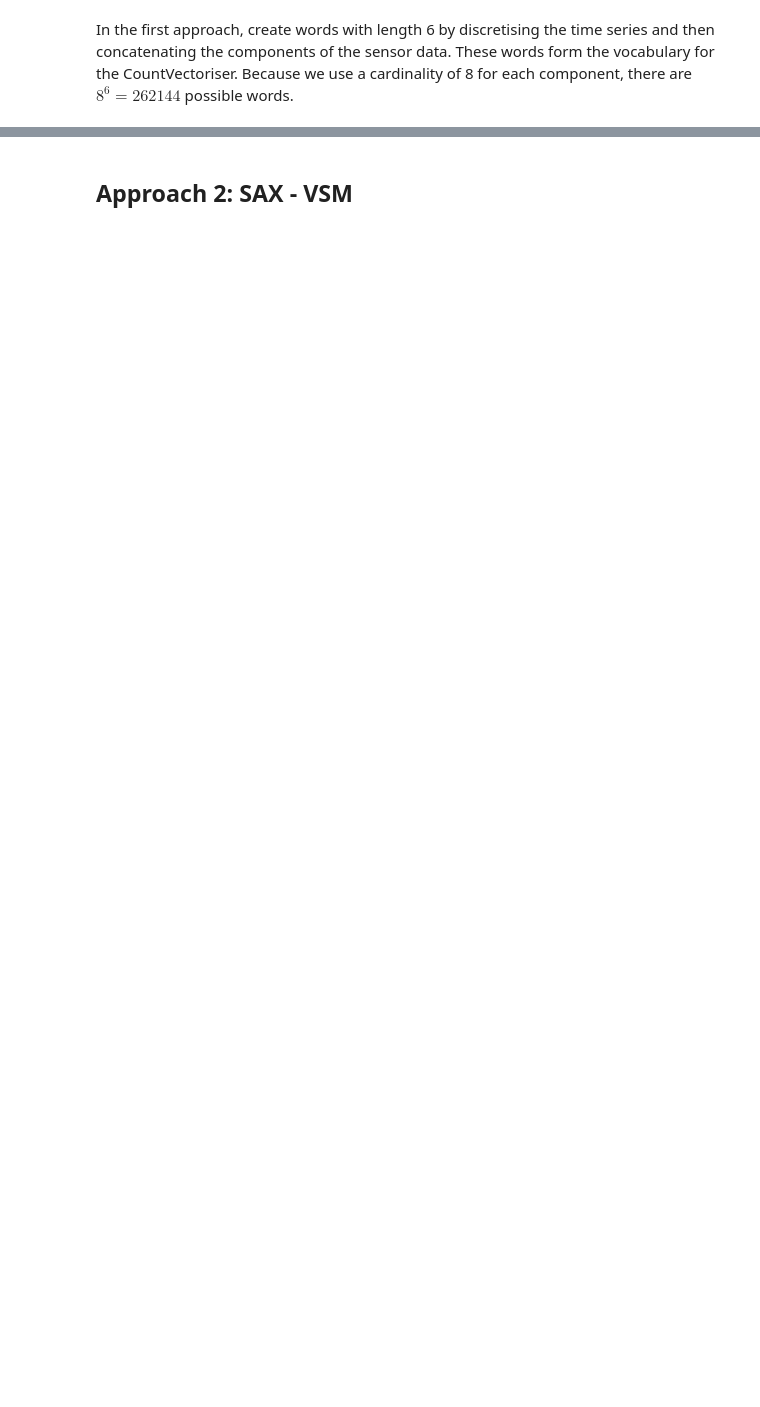
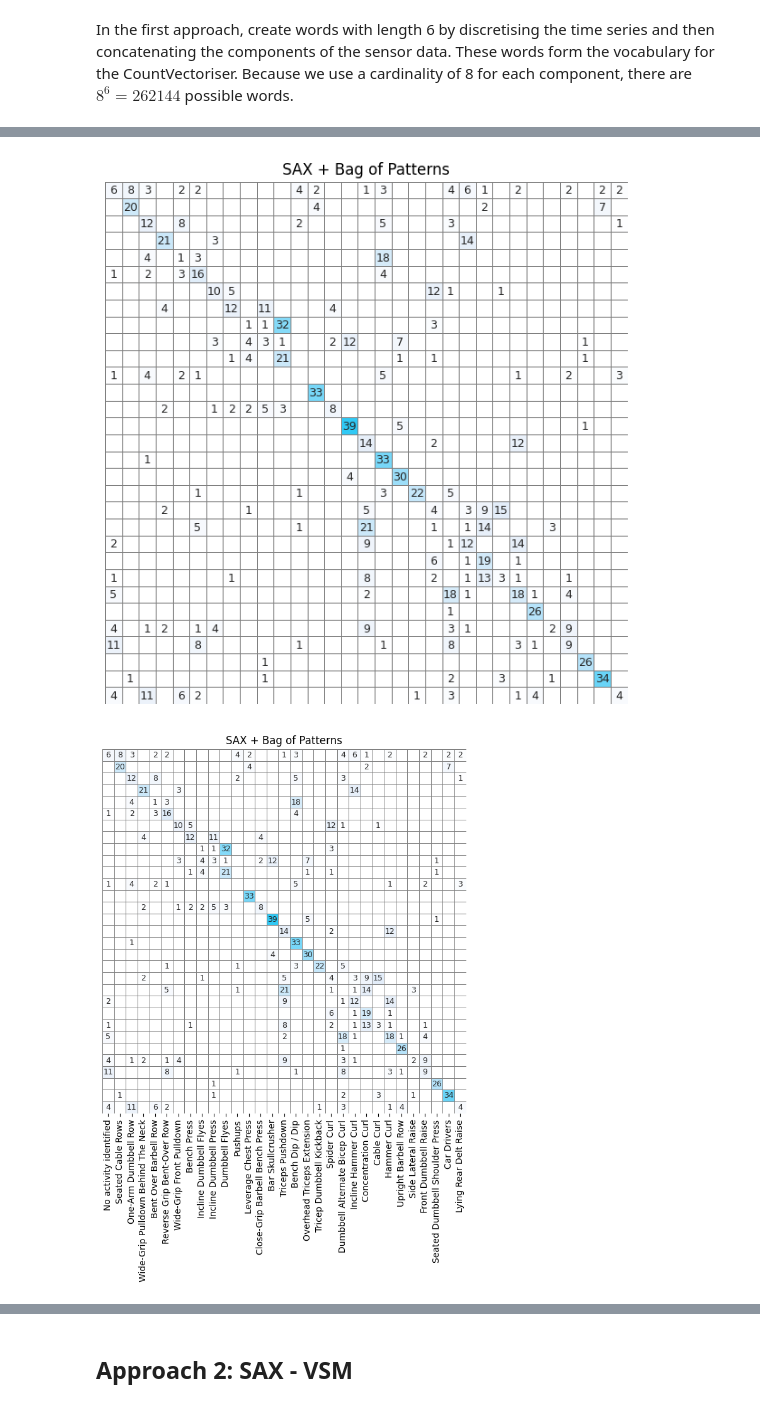
Before and after one commit to cadams012/Gym-Activity-Recognition, a Jupyter notebook: benchmarks/Discretisation Methods.ipynb, the cells around one changed output, grey strips where cells are left out. Saved outputs shown, nothing was run; the diff lists cells and outputs as text; code cells hidden in the pictures; blank space fills up the shorter version.

Commit message:
Written workbook for SAX + Bag of Patterns and SAXVSM

```diff
--- a/benchmarks/Discretisation Methods.ipynb
+++ b/benchmarks/Discretisation Methods.ipynb
@@ -262,0 +124,11 @@ for row, (key, val) in enumerate(data.items()):
+# %%
+cm1 = confusion_matrix(y_test, predictions1_test, labels = classes)
+
+# Save 4 copies of the confusion matrix, with different permutations of x_ticks and y_ticks turned on
+plot_confusion_matrix(cm1, x_ticks = False, y_ticks = False, save = True, title = "SAX + Bag of Patterns")
+plot_confusion_matrix(cm1, x_ticks = True, y_ticks = False, save = True, title = "SAX + Bag of Patterns")
+plot_confusion_matrix(cm1, x_ticks = False, y_ticks = True, save = True, title = "SAX + Bag of Patterns")
+plot_confusion_matrix(cm1, x_ticks = True, y_ticks = True, save = True, title = "SAX + Bag of Patterns")
+# %% [output]
+[figure, added]
+[figure, added]
```
Also changed, not shown: parts of 57 cells of this notebook.
